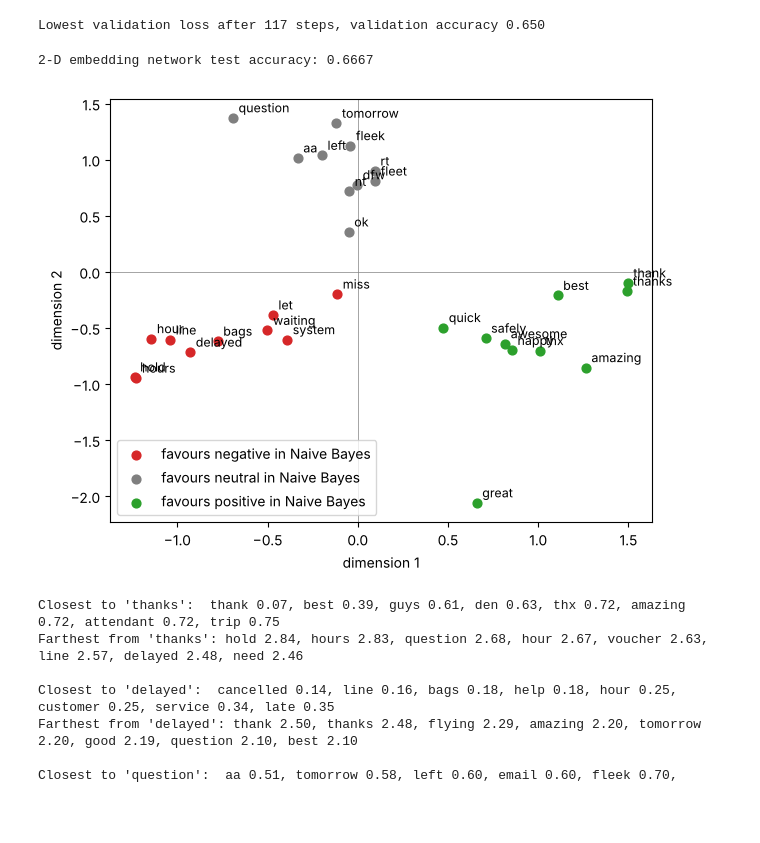
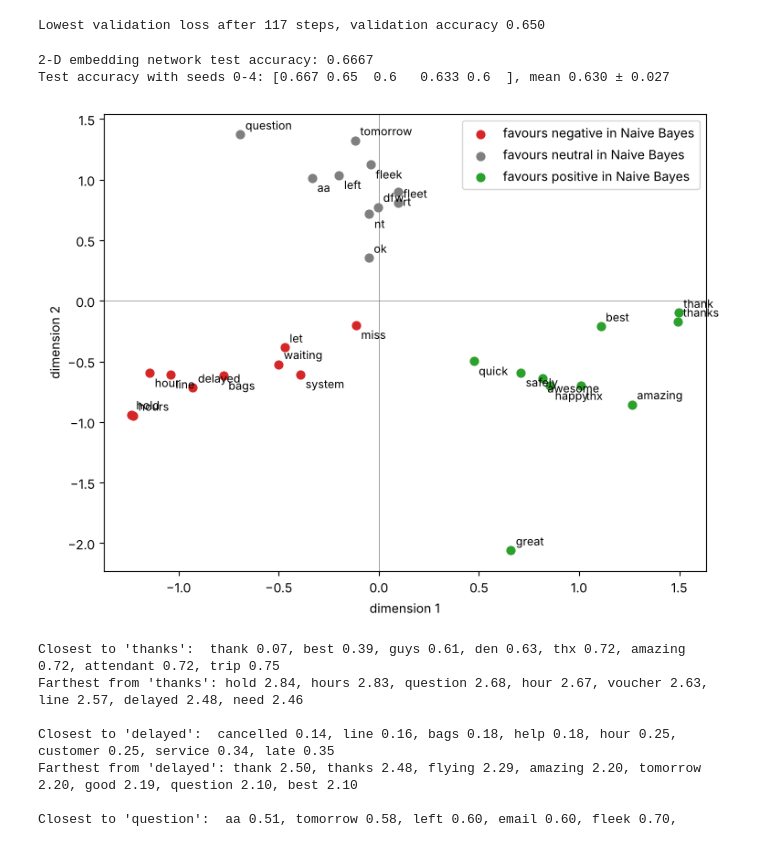
Before and after one commit to Gab276/1, a Jupyter notebook: airline_sentiment/Airline_Sentiment_NLP_Pipeline.ipynb, the cells around one changed output. Drawn from its saved outputs; the diff is of its cells as text; code cells hidden in the pictures; blank space fills up the shorter version.

```diff
--- a/airline_sentiment/Airline_Sentiment_NLP_Pipeline.ipynb
+++ b/airline_sentiment/Airline_Sentiment_NLP_Pipeline.ipynb
@@ -992,0 +982,26 @@ pd.DataFrame(rows).pivot(index="activation", columns="hidden size", values="vali
+# %%
+# Final network: vocabulary and weights from all 900 training tweets
+final_vectorizer = CountVectorizer(binary=False)
+X_train = to_tensor(final_vectorizer.fit_transform(train_text))
+X_test = to_tensor(final_vectorizer.transform(test_text))
+y_train = torch.tensor(y_train_all)
+
+torch.manual_seed(0)
+bow_net = make_network(X_train.shape[1])
+train_network(bow_net, X_train, y_train, lr=LR, epochs=best_steps)
+
+with torch.no_grad():
+    test_scores = bow_net(X_test)
+nn_proba = torch.softmax(test_scores, dim=1)   # Turn the 3 scores into probabilities that add up to 1
+nn_predictions = [CLASSES[i] for i in test_scores.argmax(dim=1).tolist()]
+
+nn_correct = sum(t == p for t, p in zip(test_labels, nn_predictions))
+print(f"Neural network test accuracy: {accuracy_score(test_labels, nn_predictions):.4f}  "
+      f"({nn_correct} of {len(test_labels)} correct)\n")
+print(classification_report(test_labels, nn_predictions, digits=3))
+
+cm = confusion_matrix(test_labels, nn_predictions, labels=CLASSES)
+fig, ax = plt.subplots(figsize=(4.5, 4))
+ConfusionMatrixDisplay(cm, display_labels=CLASSES).plot(ax=ax, cmap="Blues", colorbar=False)
+ax.set_title("Neural network on the 60 test tweets")
+plt.show()
@@ -992,0 +1023,11 @@ pd.DataFrame(rows).pivot(index="activation", columns="hidden size", values="vali
+# %%
+# Same data and settings, different random starting weights
+nn_seed_accs = []
+for seed in range(5):
+    torch.manual_seed(seed)
+    seed_net = make_network(X_train.shape[1])
+    train_network(seed_net, X_train, y_train, lr=LR, epochs=best_steps)
+    with torch.no_grad():
+        nn_seed_accs.append(accuracy(seed_net(X_test), y_test))
+print(f"Test accuracy with seeds 0-4: {np.round(nn_seed_accs, 3)}, "
+      f"mean {np.mean(nn_seed_accs):.3f} ± {np.std(nn_seed_accs):.3f}")
@@ -1048,32 +1102,45 @@ with torch.no_grad():
     embedding_scores = embedding_net(ids_test)
 embedding_predictions = [CLASSES[i] for i in embedding_scores.argmax(dim=1).tolist()]
 print(f"2-D embedding network test accuracy: {accuracy_score(test_labels, embedding_predictions):.4f}")
+
+# Same check as before: how much does the test accuracy depend on the random starting weights?
+emb_seed_accs = []
+for seed in range(5):
+    torch.manual_seed(seed)
+    seed_net = make_embedding_network(len(final_vectorizer.vocabulary_))
+    train_network(seed_net, ids_train, y_train, lr=EMB_LR, epochs=best_embedding_steps, weight_decay=EMB_WEIGHT_DECAY)
+    with torch.no_grad():
+        emb_seed_accs.append(accuracy(seed_net(ids_test), y_test))
+print(f"Test accuracy with seeds 0-4: {np.round(emb_seed_accs, 3)}, "
+      f"mean {np.mean(emb_seed_accs):.3f} ± {np.std(emb_seed_accs):.3f}")
 # %% [output]
 2-D embedding network test accuracy: 0.6667
+Test accuracy with seeds 0-4: [0.667 0.65  0.6   0.633 0.6  ], mean 0.630 ± 0.027
 # %%
 # The learned 2-D vector of every word (drop the PAD row)
 emb = embedding_net[0].weight.detach()[:-1]
 final_vocab = final_vectorizer.vocabulary_
 final_counts = np.asarray(final_vectorizer.transform(train_text).sum(axis=0)).ravel()
 
 # Plot the words that favour each label most in Naive Bayes (section 8) and appear at least 5 times
 colors = {"negative": "tab:red", "neutral": "tab:gray", "positive": "tab:green"}
-fig, ax = plt.subplots(figsize=(7, 5.5))
+fig, ax = plt.subplots(figsize=(8.5, 6.5))
 for c in CLASSES:
     ranked = [sk_vocab[j] for j in class_margin[c].argsort()[::-1]]
     words = [w for w in ranked if final_counts[final_vocab[w]] >= 5][:10]
     points = emb[[final_vocab[w] for w in words]]
     ax.scatter(points[:, 0], points[:, 1], s=40, color=colors[c], label=f"favours {c} in Naive Bayes")
-    for w, (x, y) in zip(words, points.tolist()):
-        ax.annotate(w, (x, y), xytext=(4, 4), textcoords="offset points", fontsize=9)
+    for k, (w, (x, y)) in enumerate(zip(words, points.tolist())):
+        # Alternate the label above and below the point so close words do not overlap as much
+        ax.annotate(w, (x, y), xytext=(4, 4 if k % 2 == 0 else -11), textcoords="offset points", fontsize=9)
 ax.axhline(0, color="gray", lw=0.5)
 ax.axvline(0, color="gray", lw=0.5)
 ax.set_xlabel("dimension 1")
 ax.set_ylabel("dimension 2")
 ax.legend()
 plt.show()
 # %% [output]
-[figure, old version]
+[figure, new version]
 # %%
 # Distance to a word, like the lecture's distance to "sleep" (only words that appear at least 5 times)
 frequent = [w for w, j in final_vocab.items() if final_counts[j] >= 5]
```
Also changed, not shown: parts of 32 cells of this notebook, 1 other file.
